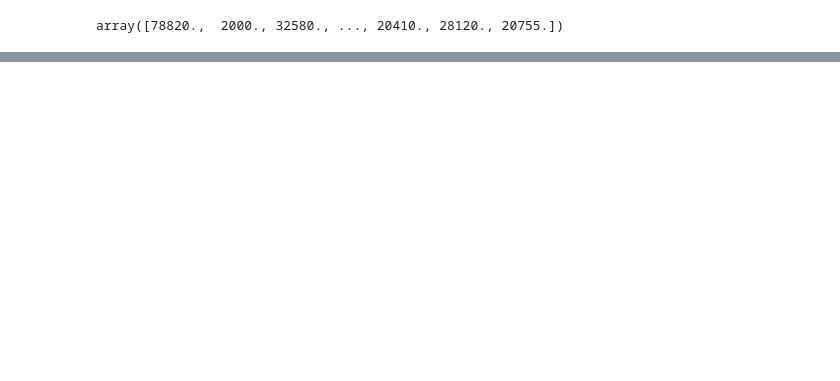
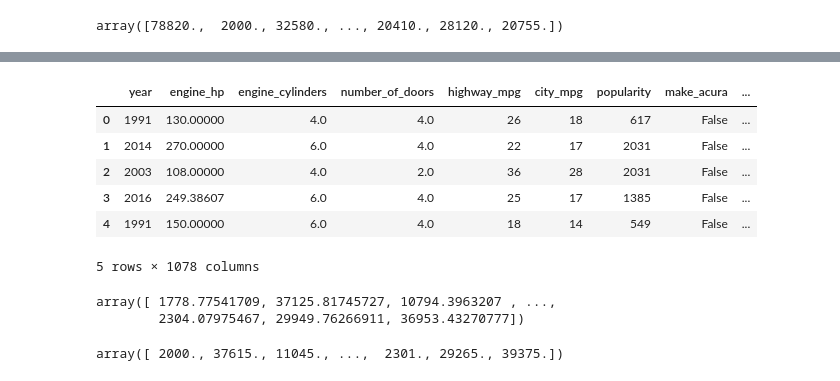
Before and after one commit to ayyesu/car_price-prediction, a Jupyter notebook: car_price-prediction.ipynb, the cells around one changed output, grey strips where cells are left out. Cells and saved outputs as stored; diff of their text form; code cells hidden in the pictures; blank space fills up the shorter version.

```diff
--- a/car_price-prediction.ipynb
+++ b/car_price-prediction.ipynb
@@ -341,0 +350,24 @@ array([78820.,  2000., 32580., ..., 20410., 28120., 20755.])
+# %%
+df_val.head()
+# %% [output]
+|  | year | engine_hp | engine_cylinders | number_of_doors | highway_mpg | city_mpg | popularity | make_acura | ... |
+| 0 | 1991 | 130.00000 | 4.0 | 4.0 | 26 | 18 | 617 | False | ... |
+| 1 | 2014 | 270.00000 | 6.0 | 4.0 | 22 | 17 | 2031 | False | ... |
+| 2 | 2003 | 108.00000 | 4.0 | 2.0 | 36 | 28 | 2031 | False | ... |
+| 3 | 2016 | 249.38607 | 6.0 | 4.0 | 25 | 17 | 1385 | False | ... |
+| 4 | 1991 | 150.00000 | 6.0 | 4.0 | 18 | 14 | 549 | False | ... |
+5 rows × 1078 columns
+# %%
+# Predicting our validation dataset
+new_pred = model.predict(df_val)
+pred_msrp = np.expm1(new_pred)
+pred_msrp
+# %% [output]
+array([ 1778.77541709, 37125.81745727, 10794.3963207 , ...,
+        2304.07975467, 29949.76266911, 36953.43270777])
+# %%
+# Actual Price for Validation dataset
+actual_msrp = np.expm1(y_val)
+actual_msrp
+# %% [output]
+array([ 2000., 37615., 11045., ...,  2301., 29265., 39375.])
```
Also changed, not shown: parts of 10 cells of this notebook.
